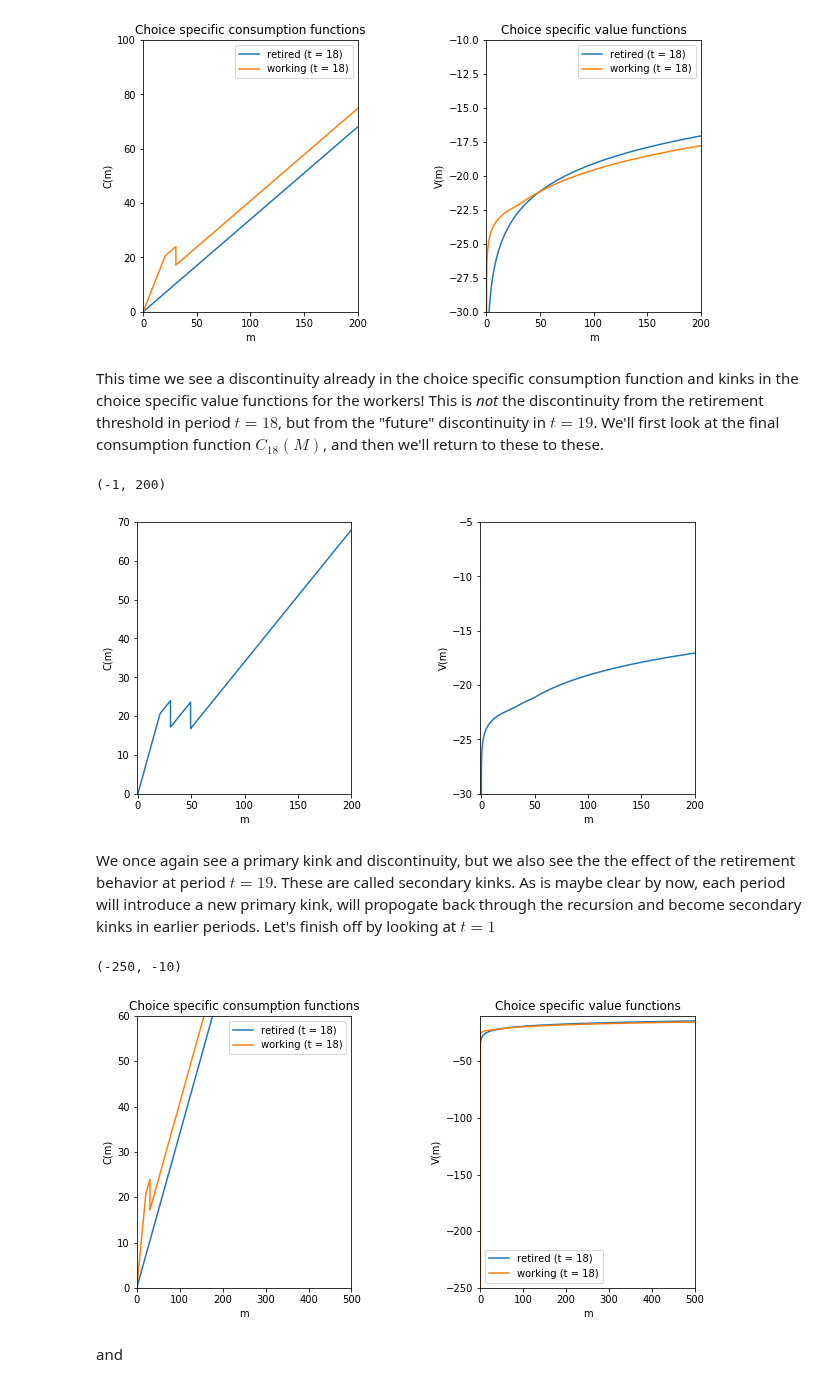
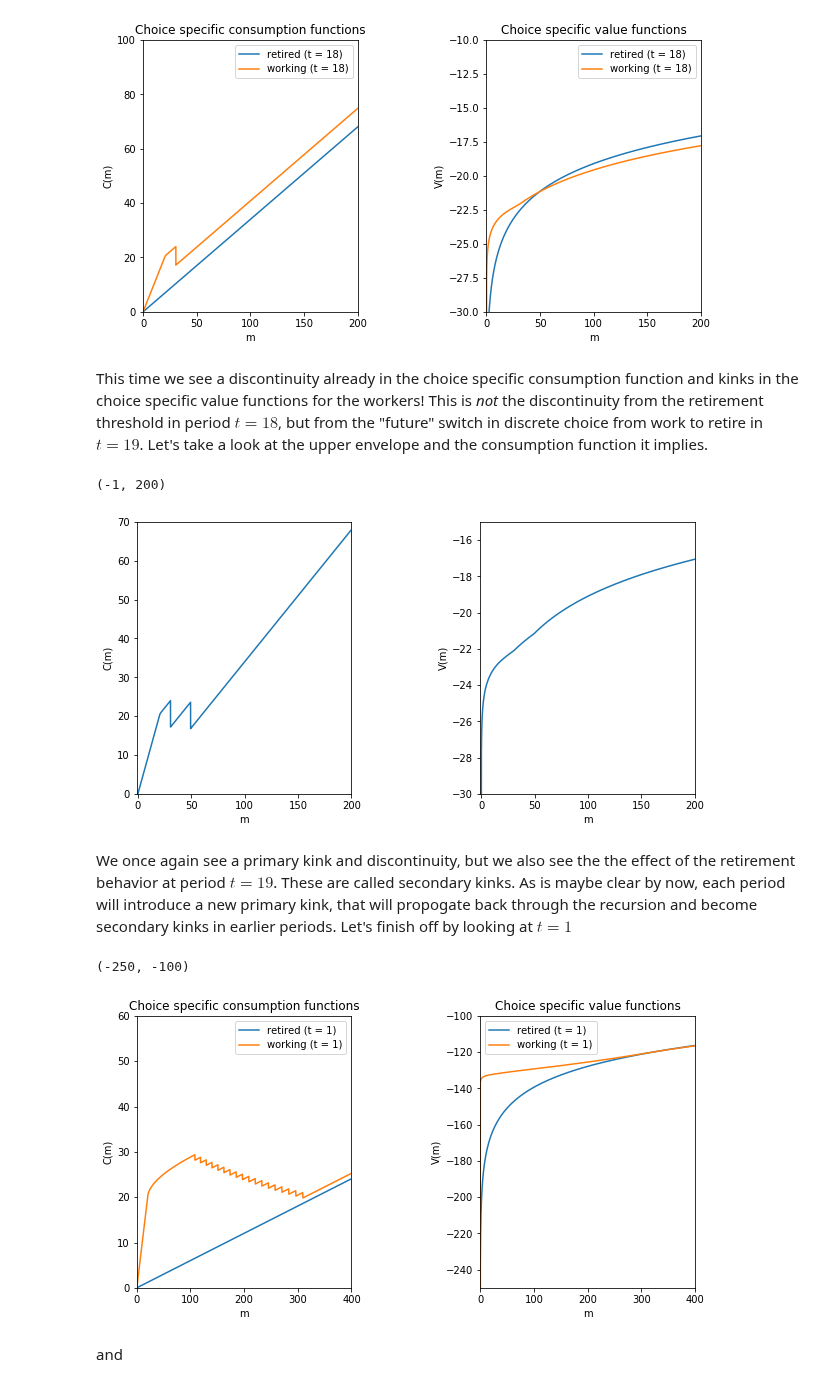
Before and after one commit to econ-ark/REMARK, a Jupyter notebook: REMARKs/EndogenousRetirement/Endogenous-Retirement.ipynb, the cells around one changed output. Drawn from its saved outputs; the diff is of its cells as text; code cells hidden in the pictures.

```diff
--- a/REMARKs/EndogenousRetirement/Endogenous-Retirement.ipynb
+++ b/REMARKs/EndogenousRetirement/Endogenous-Retirement.ipynb
@@ -758,8 +769,7 @@ plt.ylim((-30,-10))
 This time we see a discontinuity already in the choice specific consumption
 function and kinks in the choice specific value functions for the workers!
 This is *not* the discontinuity from the retirement threshold in period $t=18$,
-but from the "future" discontinuity in $t=19$. We'll first look at the final
-consumption function $C_{18}(M)$, and then we'll return to these to these.
+but from the "future" switch in discrete choice from work to retire in $t=19$. Let's take a look at the upper envelope and the consumption function it implies.
 # %%
 t = 18
 f, axs = plt.subplots(1,2,figsize=(10,5))
@@ -776,36 +786,36 @@ plt.subplot(1,2,2)
 plt.plot(model.mGrid, numpy.divide(-1.0, model.solution[t].V_T))
 plt.xlabel("m")
 plt.ylabel("V(m)")
-plt.ylim((-30, -5))
+plt.ylim((-30, -15))
 plt.xlim((-1, 200))
 # %% [output]
 (-1, 200)
-[figure, old version]
+[figure, new version]
 # %% [markdown]
 We once again see a primary kink and discontinuity, but we also see the the
 effect of the retirement behavior at period $t=19$. These are called secondary
-kinks. As is maybe clear by now, each period will introduce a new primary kink,
+kinks. As is maybe clear by now, each period will introduce a new primary kink, that
 will propogate back through the recursion and become secondary kinks in earlier
 periods. Let's finish off by looking at $t=1$
 # %%
 f, axs = plt.subplots(2,2,figsize=(10,5))
 plt.subplots_adjust(wspace=0.6)
 
-t=18
+t=1
 plt.subplot(1,2,1)
 model.plotC(t, 1)
 model.plotC(t, 2)
-plt.xlim((0, 500))
+plt.xlim((0, 400))
 plt.ylim((0, 60))
 
 plt.subplot(1,2,2)
 model.plotV(t, 1)
 model.plotV(t, 2)
-plt.xlim((0, 500))
-plt.ylim((-250, -10))
+plt.xlim((0, 400))
+plt.ylim((-250, -100))
 # %% [output]
-(-250, -10)
+(-250, -100)
-[figure, old version]
+[figure, new version]
 # %% [markdown]
 and
 # %%
```
Also changed, not shown: parts of 38 cells of this notebook, 1 other file.
